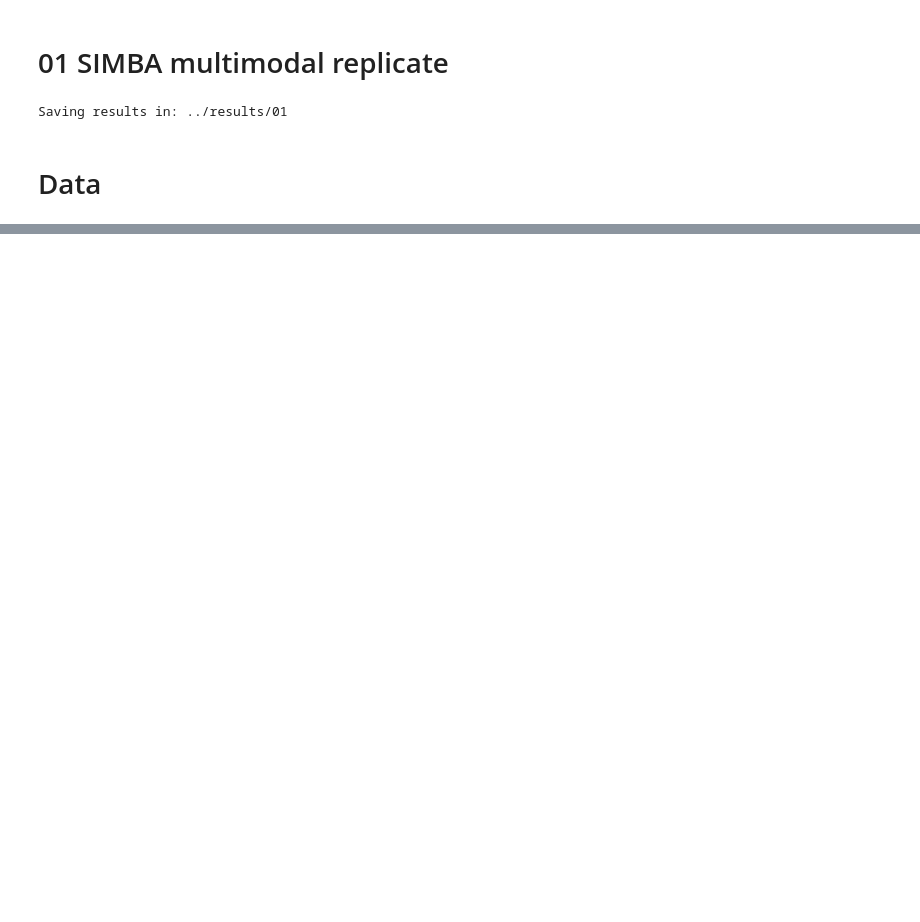
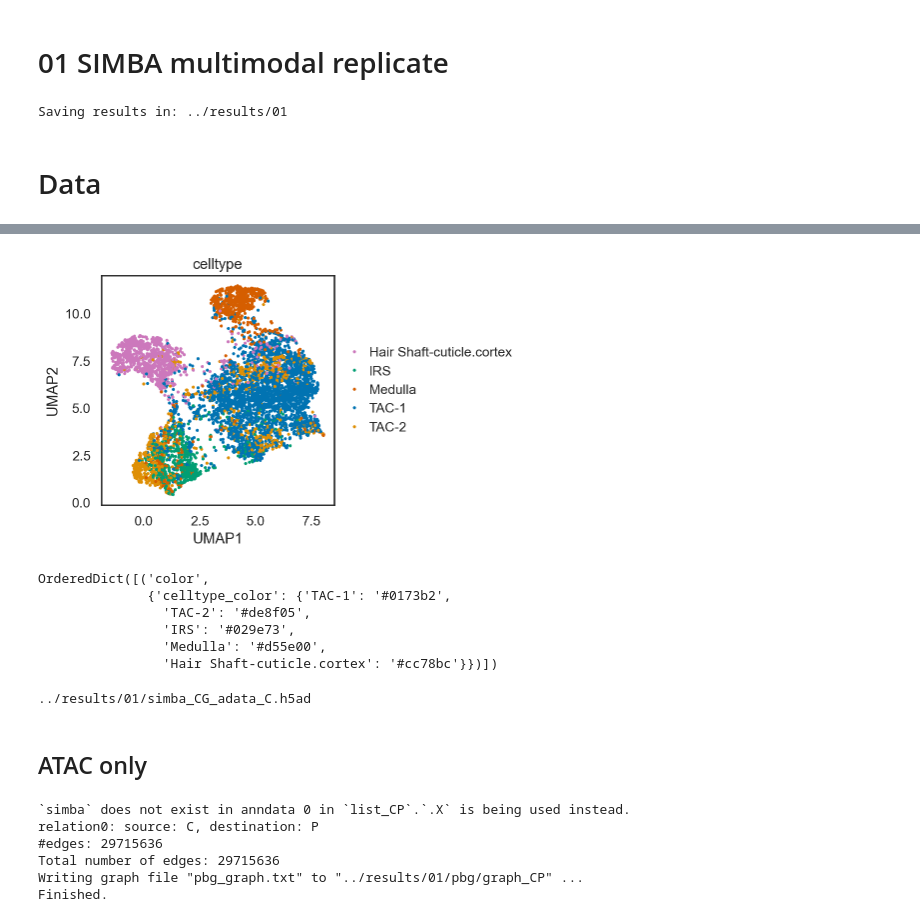
Before and after one commit to cchu70/hyperChromatin, a Jupyter notebook: scripts/01_SIMBA_multimodal_replicate.ipynb, the cells around one changed output, grey strips where cells are left out. Cells and saved outputs as stored; diff of their text form; code cells hidden in the pictures; blank space fills up the shorter version.

```diff
--- a/scripts/01_SIMBA_multimodal_replicate.ipynb
+++ b/scripts/01_SIMBA_multimodal_replicate.ipynb
@@ -37,0 +97,37 @@ adata_CP = sc.read_h5ad(adata_CP_fn)
+# %%
+si.pl.umap(CG_adata_C,
+           color=['celltype'],dict_palette={'celltype': celltype_colors},
+           fig_size=(6,4),
+           drawing_order='random')
+# %% [output]
+[figure, added]
+# %%
+CG_adata_C.uns
+# %% [output]
+OrderedDict([('color',
+              {'celltype_color': {'TAC-1': '#0173b2',
+                'TAC-2': '#de8f05',
+                'IRS': '#029e73',
+                'Medulla': '#d55e00',
+                'Hair Shaft-cuticle.cortex': '#cc78bc'}})])
+# %%
+CG_adata_C_fn = f'{workdir}/simba_CG_adata_C.h5ad'
+print(CG_adata_C_fn)
+CG_adata_C.write(CG_adata_C_fn)
+# %% [output]
+../results/01/simba_CG_adata_C.h5ad
+# %% [markdown]
+## ATAC only
+# %%
+si.tl.gen_graph(list_CP=[adata_CP],
+                copy=False,
+                use_highly_variable=False,
+                use_top_pcs=False,
+                dirname='graph_CP')
+# %% [output]
+`simba` does not exist in anndata 0 in `list_CP`.`.X` is being used instead.
+relation0: source: C, destination: P
+#edges: 29715636
+Total number of edges: 29715636
+Writing graph file "pbg_graph.txt" to "../results/01/pbg/graph_CP" ...
+Finished.
```
Also changed, not shown: parts of 26 cells of this notebook, 4 other files.
